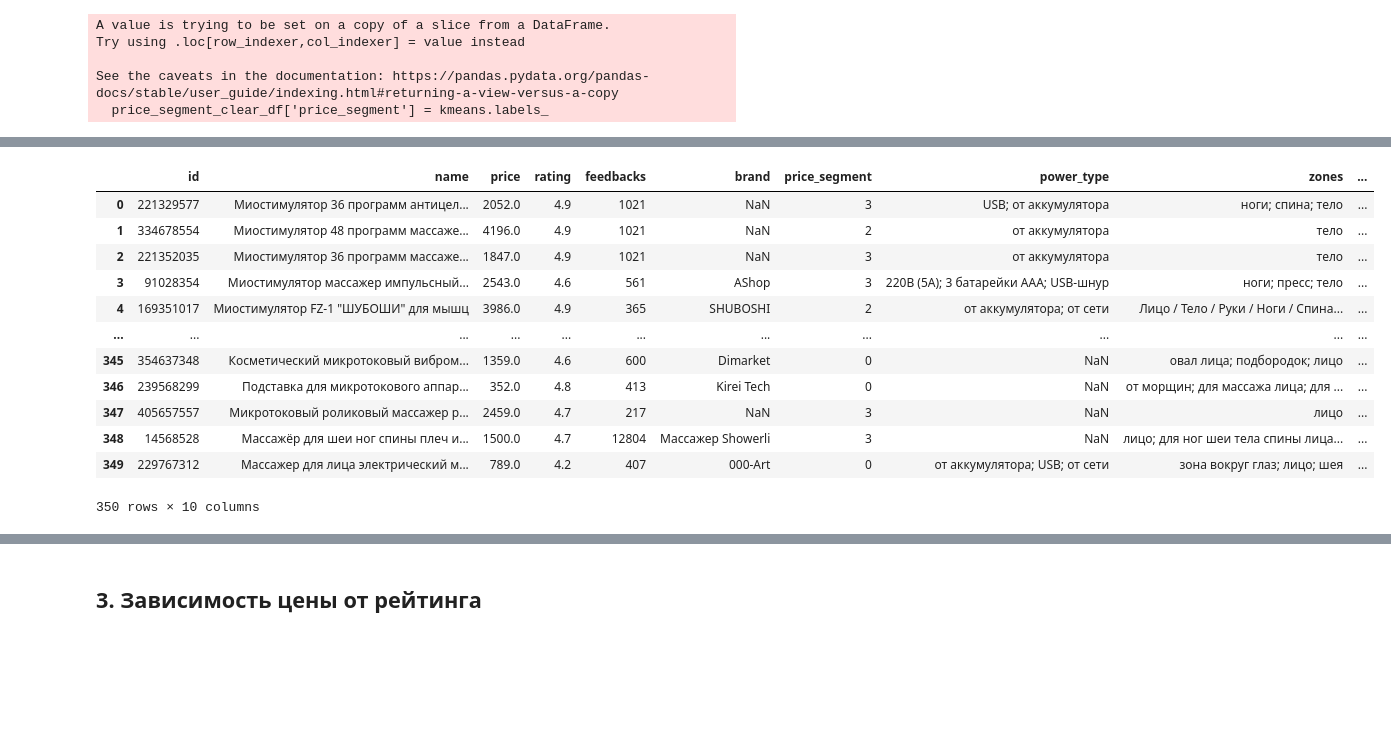
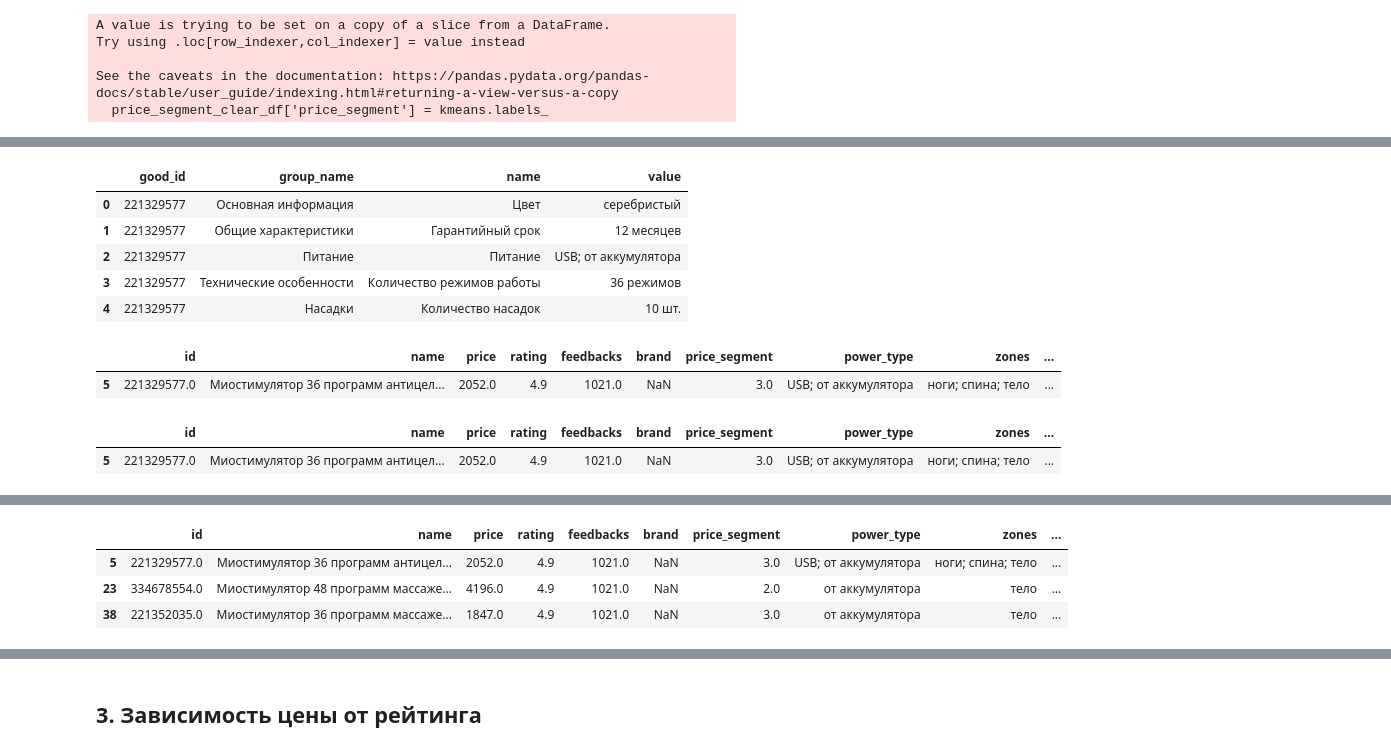
Before and after one commit to nekitmilk/ElectroPunk, a Jupyter notebook: src/notebooks/analisys.ipynb, the cells around one changed output, grey strips where cells are left out. Drawn from its saved outputs; the diff is of its cells as text; code cells hidden in the pictures; blank space fills up the shorter version.

Commit message:
feedback_searching

```diff
--- a/src/notebooks/analisys.ipynb
+++ b/src/notebooks/analisys.ipynb
@@ -581,32 +601,72 @@ price_segment_clear_df = pd.merge(
+# %%
+other_specs.head(5)
+# %% [output]
+|  | good_id | group_name | name | value |
+| 0 | 221329577 | Основная информация | Цвет | серебристый |
+| 1 | 221329577 | Общие характеристики | Гарантийный срок | 12 месяцев |
+| 2 | 221329577 | Питание | Питание | USB; от аккумулятора |
+| 3 | 221329577 | Технические особенности | Количество режимов работы | 36 режимов |
+| 4 | 221329577 | Насадки | Количество насадок | 10 шт. |
+# %%
+new_df = pd.merge(
+    price_segment_clear_df,
+    other_specs,
+    left_on="id",
+    right_on="good_id",
+    how='right'
+)
+
+new_df = new_df[new_df['name_y'].str.contains('тип', case=False, na=False)]
+new_df = new_df.rename(columns={
+    'name_x': 'name',
+    'value' : 'type'
+    })
+new_df = new_df.drop(['good_id', 'group_name', 'name_y'], axis=1)
+
+new_df.head(1)
+# %% [output]
+|  | id | name | price | rating | feedbacks | brand | price_segment | power_type | zones | ... |
+| 5 | 221329577.0 | Миостимулятор 36 программ антицел... | 2052.0 | 4.9 | 1021.0 | NaN | 3.0 | USB; от аккумулятора | ноги; спина; тело | ... |
+# %%
+price_segment_clear_df = new_df
+price_segment_clear_df.head(1)
+# %% [output]
+|  | id | name | price | rating | feedbacks | brand | price_segment | power_type | zones | ... |
+| 5 | 221329577.0 | Миостимулятор 36 программ антицел... | 2052.0 | 4.9 | 1021.0 | NaN | 3.0 | USB; от аккумулятора | ноги; спина; тело | ... |
 # %%
-def price_analys_segment(segment_df):
+def price_analys_segment(segment_df, top_n):
     print(f"Кол-во товаров в этом сегменте: {len(segment_df)}")
-    print(f"Топ 5 брендов:\n{segment_df['brand'].value_counts().head(5)}")
+    print(f"Топ 5 брендов:\n{segment_df['brand'].value_counts().head(10)}")
     print(f"Доля товаров без бренда: {len(segment_df[segment_df['brand'].isna()]) / len(segment_df)}")
     print(f"Средний рейтинг: {segment_df['rating'].median()}")
 
     zones = segment_df['zones'].str.split('[;,/]', expand=True).stack().str.strip()
-    top_zones = zones.value_counts().head(10)
+    top_zones = zones.value_counts().head(top_n)
     print(top_zones)
 
     power_type = segment_df['power_type'].str.split('[;,/]', expand=True).stack().str.strip()
-    top_power = power_type.value_counts().head(10)
+    top_power = power_type.value_counts().head(top_n)
     print(top_power)
+
+    type = segment_df['type'].str.split('[;,/]', expand=True).stack().str.strip()
+    top_type = type.value_counts().head(top_n)
+    print(top_type)
 
 low_price_df = price_segment_clear_df[price_segment_clear_df["price_segment"] == 0]
 mid_price_df = price_segment_clear_df[price_segment_clear_df["price_segment"] == 3]
 mid_high_price_df = price_segment_clear_df[price_segment_clear_df["price_segment"] == 2]
 high_price_df = price_segment_clear_df[price_segment_clear_df["price_segment"] == 1]
 
+top_n = 5
 print("Низкий ценовой сегмент:=============================================")
-price_analys_segment(low_price_df)
-print("Средний ценовой сегмент:=============================================")
-price_analys_segment(mid_price_df)
-print("Средне-высокий ценовой сегмент:=============================================")
-price_analys_segment(mid_high_price_df)
-print("Высокий ценовой сегмент:=============================================")
-price_analys_segment(high_price_df)
+price_analys_segment(low_price_df, top_n)
+print("\nСредний ценовой сегмент:=============================================")
+price_analys_segment(mid_price_df, top_n)
+print("\nСредне-высокий ценовой сегмент:=============================================")
+price_analys_segment(mid_high_price_df, top_n)
+print("\nВысокий ценовой сегмент:=============================================")
+price_analys_segment(high_price_df, top_n)
 # low_price_df
-price_segment_clear_df
+price_segment_clear_df.head(3)
 # %% [output]
 Низкий ценовой сегмент:=============================================
@@ -629,13 +689,4 @@ Name: count, dtype: int64
 |  | id | name | price | rating | feedbacks | brand | price_segment | power_type | zones | ... |
-| 0 | 221329577 | Миостимулятор 36 программ антицел... | 2052.0 | 4.9 | 1021 | NaN | 3 | USB; от аккумулятора | ноги; спина; тело | ... |
-| 1 | 334678554 | Миостимулятор 48 программ массаже... | 4196.0 | 4.9 | 1021 | NaN | 2 | от аккумулятора | тело | ... |
-| 2 | 221352035 | Миостимулятор 36 программ массаже... | 1847.0 | 4.9 | 1021 | NaN | 3 | от аккумулятора | тело | ... |
-| 3 | 91028354 | Миостимулятор массажер импульсный... | 2543.0 | 4.6 | 561 | AShop | 3 | 220В (5А); 3 батарейки ААА; USB-шнур | ноги; пресс; тело | ... |
-| 4 | 169351017 | Миостимулятор FZ-1 "ШУБОШИ" для мышц | 3986.0 | 4.9 | 365 | SHUBOSHI | 2 | от аккумулятора; от сети | Лицо / Тело / Руки / Ноги / Спина... | ... |
-| ... | ... | ... | ... | ... | ... | ... | ... | ... | ... | ... |
-| 345 | 354637348 | Косметический микротоковый вибром... | 1359.0 | 4.6 | 600 | Dimarket | 0 | NaN | овал лица; подбородок; лицо | ... |
-| 346 | 239568299 | Подставка для микротокового аппар... | 352.0 | 4.8 | 413 | Kirei Tech | 0 | NaN | от морщин; для массажа лица; для ... | ... |
-| 347 | 405657557 | Микротоковый роликовый массажер р... | 2459.0 | 4.7 | 217 | NaN | 3 | NaN | лицо | ... |
-| 348 | 14568528 | Массажёр для шеи ног спины плеч и... | 1500.0 | 4.7 | 12804 | Массажер Showerli | 3 | NaN | лицо; для ног шеи тела спины лица... | ... |
-| 349 | 229767312 | Массажер для лица электрический м... | 789.0 | 4.2 | 407 | 000-Art | 0 | от аккумулятора; USB; от сети | зона вокруг глаз; лицо; шея | ... |
+| 5 | 221329577.0 | Миостимулятор 36 программ антицел... | 2052.0 | 4.9 | 1021.0 | NaN | 3.0 | USB; от аккумулятора | ноги; спина; тело | ... |
+| 23 | 334678554.0 | Миостимулятор 48 программ массаже... | 4196.0 | 4.9 | 1021.0 | NaN | 2.0 | от аккумулятора | тело | ... |
+| 38 | 221352035.0 | Миостимулятор 36 программ массаже... | 1847.0 | 4.9 | 1021.0 | NaN | 3.0 | от аккумулятора | тело | ... |
-350 rows × 10 columns
```
Also changed, not shown: parts of 22 cells of this notebook, 5 other files.
